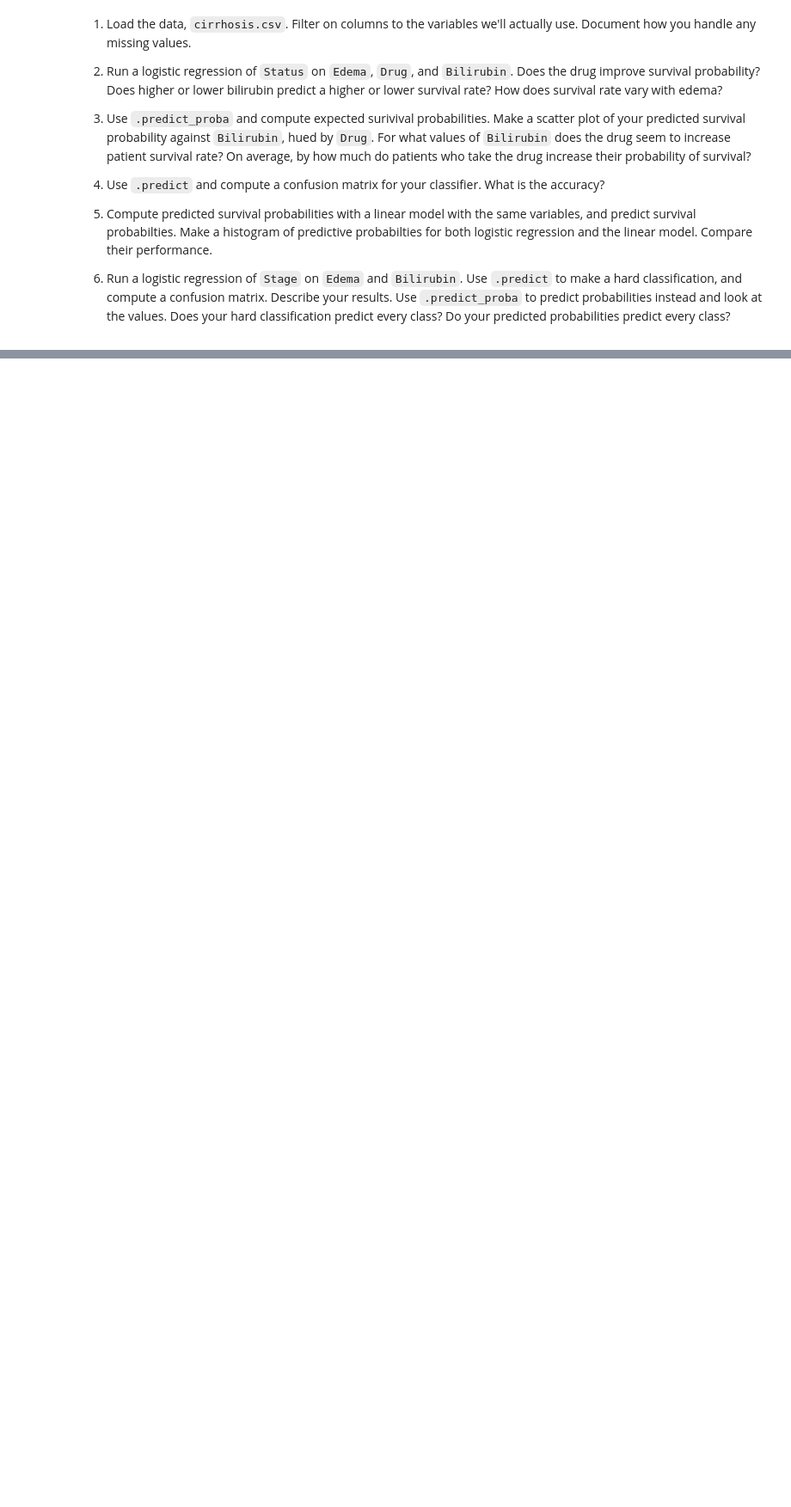
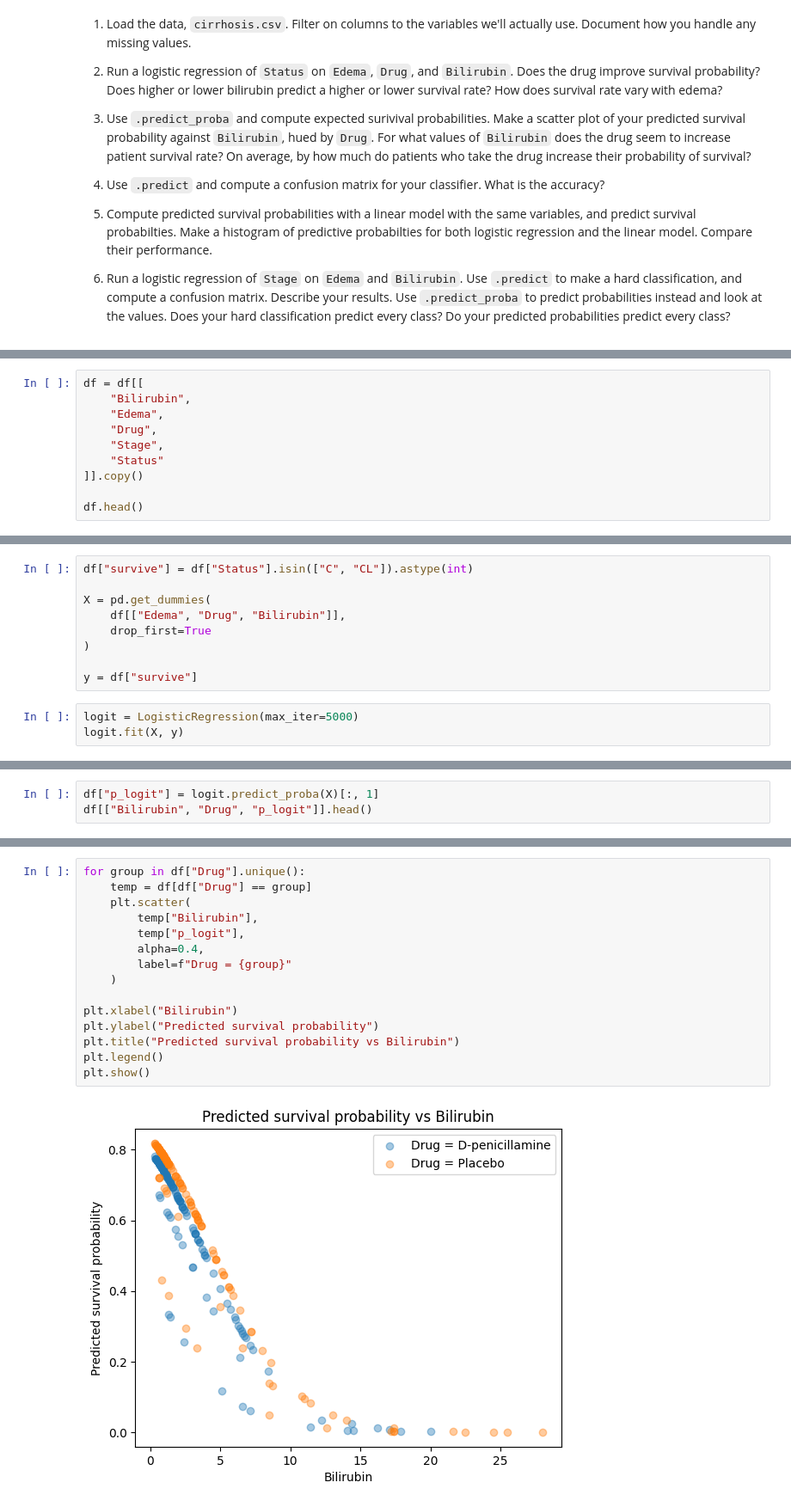
Before and after one commit to msoly25/undergrad_ml_assignments, a Jupyter notebook: 05_assignment_glm.ipynb, the cells around one changed output, grey strips where cells are left out. Shown at 86% size. Saved outputs shown, nothing was run; the diff lists cells and outputs as text; blank space fills up the shorter version.

```diff
--- a/05_assignment_glm.ipynb
+++ b/05_assignment_glm.ipynb
@@ -391,2 +370,11 @@ The relevant data are:
 # %%
+df = df[[
+    "Bilirubin",
+    "Edema",
+    "Drug",
+    "Stage",
+    "Status"
+]].copy()
+
+df.head()
 # %% [output]
@@ -393,0 +399,12 @@ FileNotFoundError: [Errno 2] No such file or directory: 'data'
+# %%
+df["survive"] = df["Status"].isin(["C", "CL"]).astype(int)
+
+X = pd.get_dummies(
+    df[["Edema", "Drug", "Bilirubin"]],
+    drop_first=True
+)
+
+y = df["survive"]
+# %%
+logit = LogisticRegression(max_iter=5000)
+logit.fit(X, y)
@@ -393,0 +428,3 @@ FileNotFoundError: [Errno 2] No such file or directory: 'data'
+# %%
+df["p_logit"] = logit.predict_proba(X)[:, 1]
+df[["Bilirubin", "Drug", "p_logit"]].head()
@@ -393,0 +438,17 @@ FileNotFoundError: [Errno 2] No such file or directory: 'data'
+# %%
+for group in df["Drug"].unique():
+    temp = df[df["Drug"] == group]
+    plt.scatter(
+        temp["Bilirubin"],
+        temp["p_logit"],
+        alpha=0.4,
+        label=f"Drug = {group}"
+    )
+
+plt.xlabel("Bilirubin")
+plt.ylabel("Predicted survival probability")
+plt.title("Predicted survival probability vs Bilirubin")
+plt.legend()
+plt.show()
+# %% [output]
+[figure, added]
```
Also changed, not shown: parts of 25 cells of this notebook.
